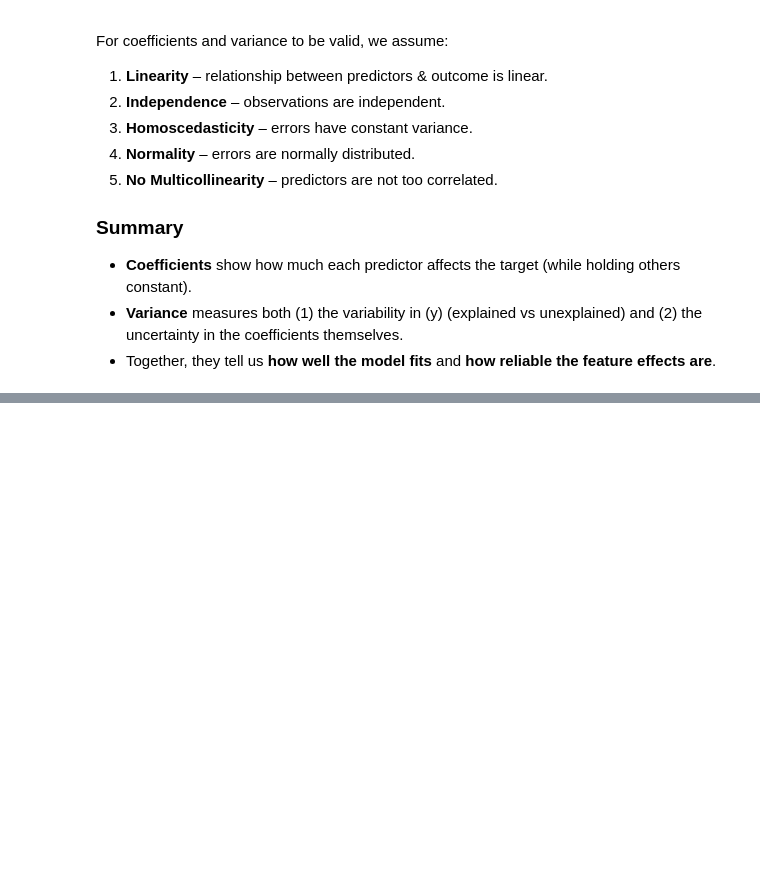
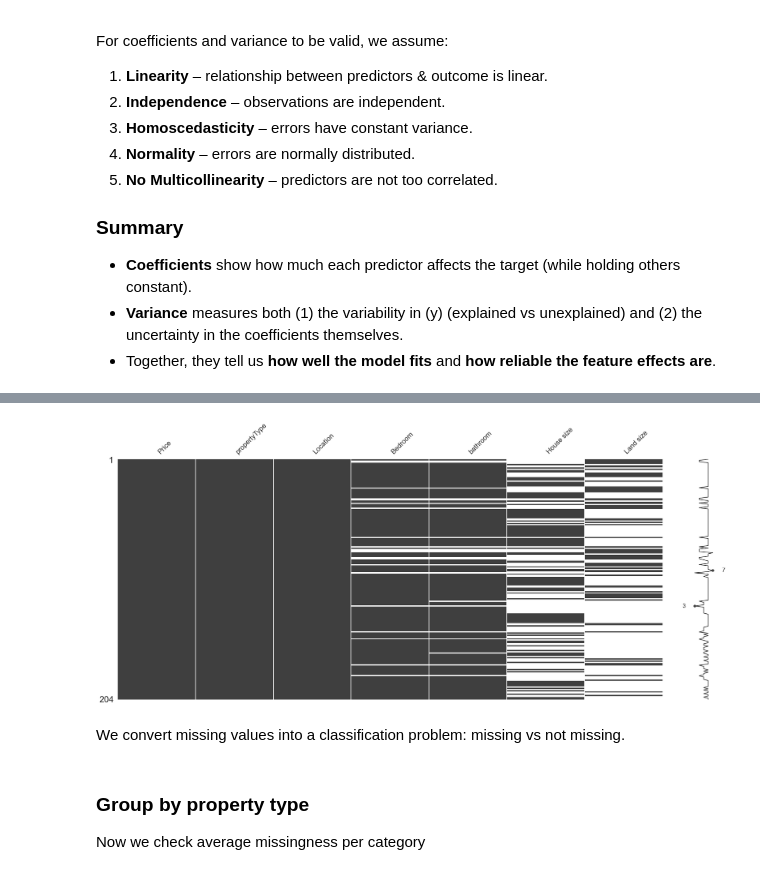
Before and after one commit to bonareri/data-science-class, a Jupyter notebook: 06-Machine_Learning/04_Regression.ipynb, the cells around one changed output, grey strips where cells are left out. Saved outputs shown, nothing was run; the diff lists cells and outputs as text; code cells hidden in the pictures; blank space fills up the shorter version.

```diff
--- a/06-Machine_Learning/04_Regression.ipynb
+++ b/06-Machine_Learning/04_Regression.ipynb
@@ -248,0 +284,3 @@ For coefficients and variance to be valid, we assume:
+# %%
+df = pd.read_csv("nairobi_house_prices.csv")
+df.head()
@@ -248,0 +361,5 @@ For coefficients and variance to be valid, we assume:
+# %%
+msno.matrix(df)
+plt.show()
+# %% [output]
+[figure, added]
@@ -248,0 +374,6 @@ For coefficients and variance to be valid, we assume:
+# %% [markdown]
+We convert missing values into a classification problem: missing vs not missing.
+# %% [markdown]
+### Group by property type
+
+Now we check average missingness per category
```
Also changed, not shown: parts of 91 cells of this notebook, 5 other files.
